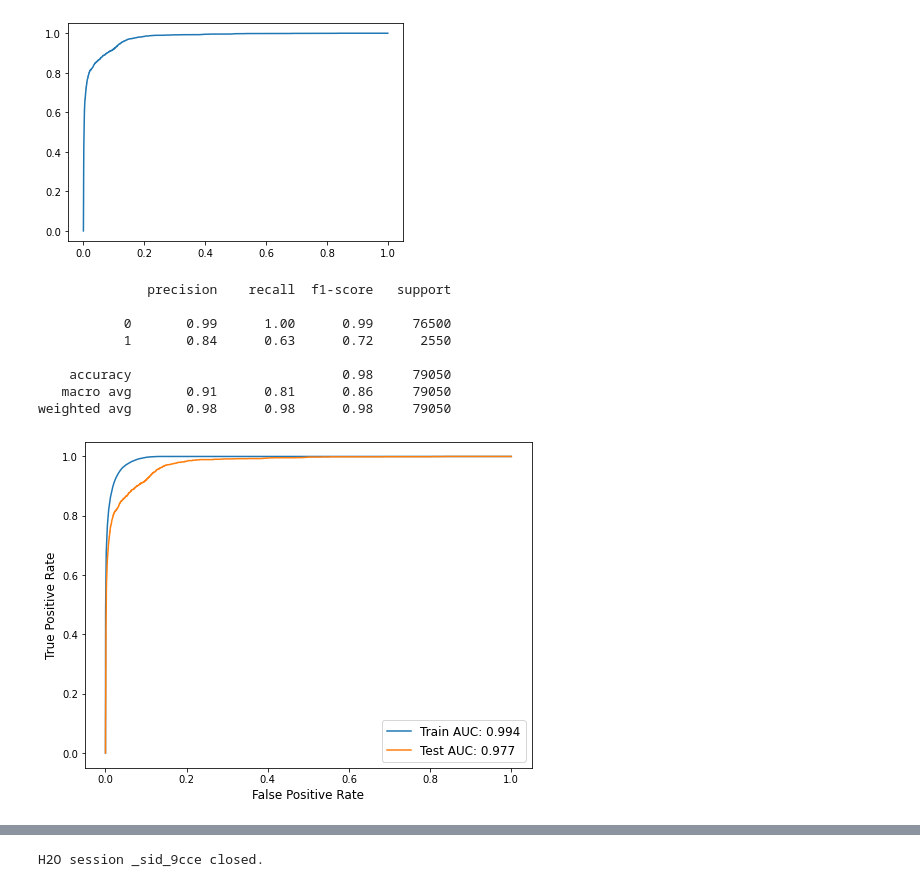
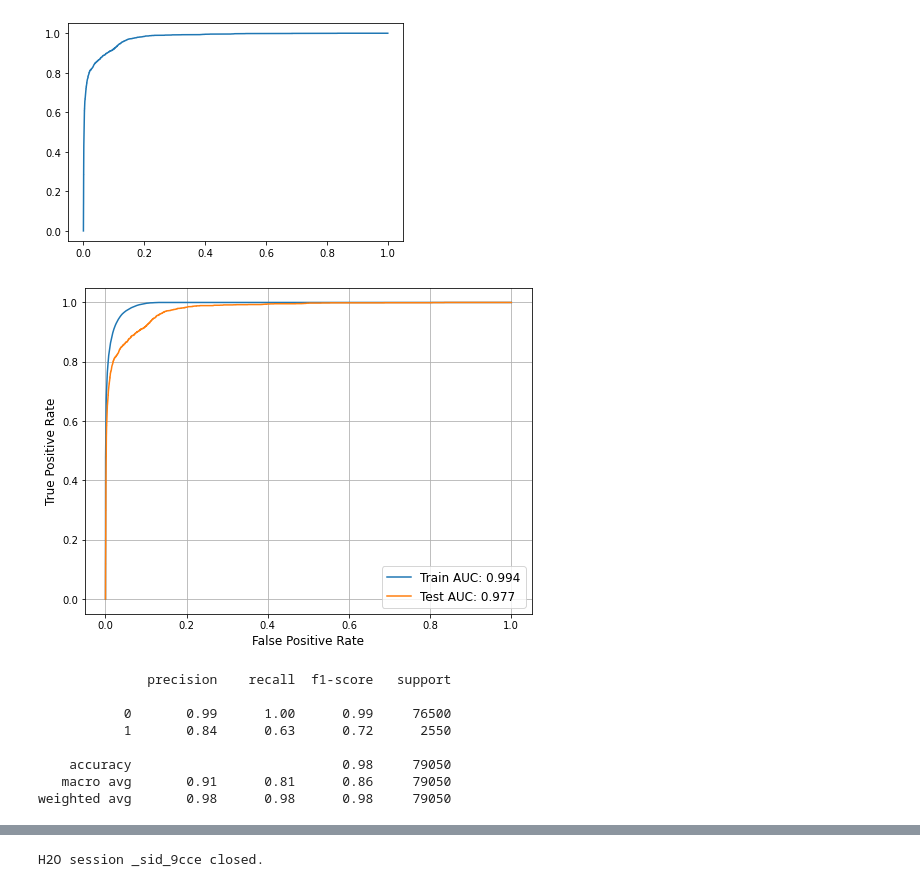
Before and after one commit to vwang0/DS_ML_Projects, a Jupyter notebook: 01.Conversion-Rate/01. Conversion Rate.ipynb, the cells around one changed output, grey strips where cells are left out. Cells and saved outputs as stored; diff of their text form; code cells hidden in the pictures.

```diff
--- a/01.Conversion-Rate/01. Conversion Rate.ipynb
+++ b/01.Conversion-Rate/01. Conversion Rate.ipynb
@@ -270,6 +291,17 @@ plt.plot(test_fpr, test_tpr)
 # %% [output]
 [<matplotlib.lines.Line2D at 0x...>]
 [figure]
+# %%
+fig, ax = plt.subplots(figsize=(8, 6))
+ax.plot(train_fpr, train_tpr, label='Train AUC: ' + str(train_auc))
+ax.plot(test_fpr, test_tpr, label='Test AUC: ' + str(test_auc))
+ax.set_xlabel('False Positive Rate', fontsize=12)
+ax.set_ylabel('True Positive Rate', fontsize=12)
+ax.legend(fontsize=12)
+plt.grid(which = 'both',axis = 'both')
+plt.show()
+# %% [output]
+[figure, added]
 # %%
 # Classification report
 print(classification_report(y_true=test_true, y_pred=(test_pred > 0.5).astype(int)))
@@ -282,13 +314,3 @@ print(classification_report(y_true=test_true, y_pred=(test_pred > 0.5).astype(in
     accuracy                           0.98     79050
    macro avg       0.91      0.81      0.86     79050
 weighted avg       0.98      0.98      0.98     79050
-# %%
-fig, ax = plt.subplots(figsize=(8, 6))
-ax.plot(train_fpr, train_tpr, label='Train AUC: ' + str(train_auc))
-ax.plot(test_fpr, test_tpr, label='Test AUC: ' + str(test_auc))
-ax.set_xlabel('False Positive Rate', fontsize=12)
-ax.set_ylabel('True Positive Rate', fontsize=12)
-ax.legend(fontsize=12)
-plt.show()
-# %% [output]
-[figure, removed]
```
Also changed, not shown: parts of 15 cells of this notebook.
